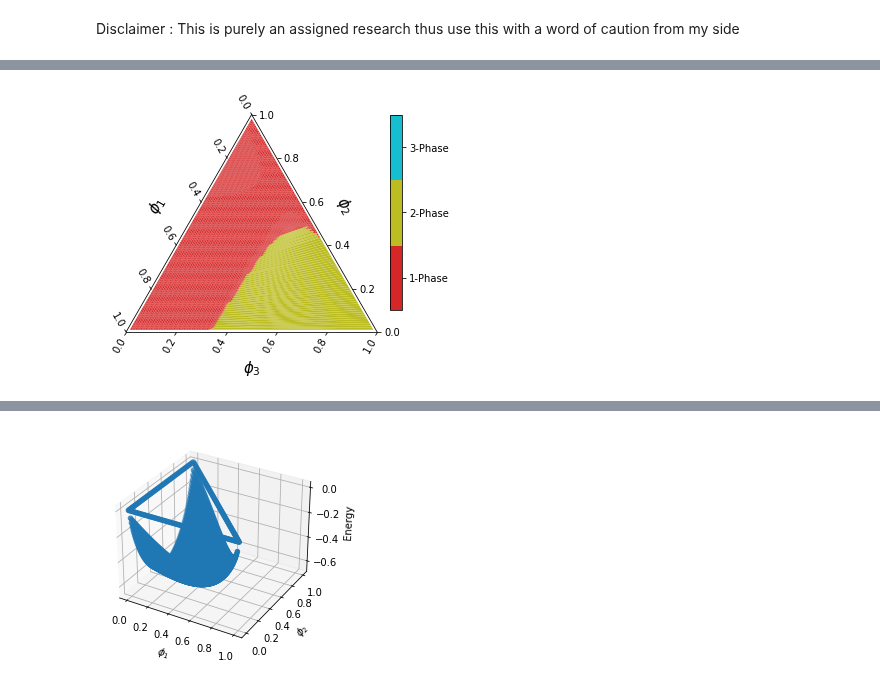
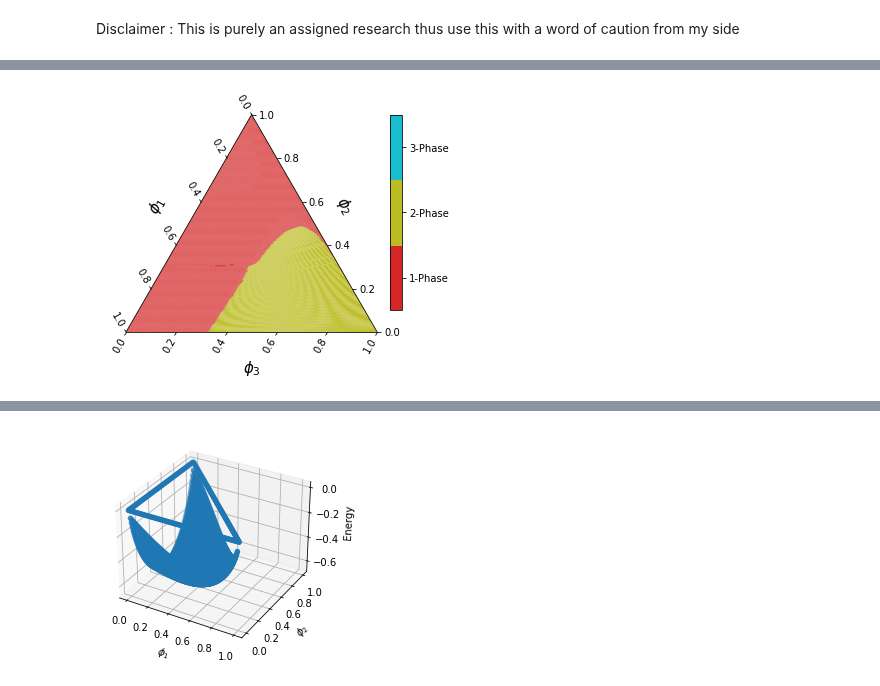
Before and after one commit to kiranvad/polyphase, a Jupyter notebook: notebooks/[ASR] Energy corrections.ipynb, the cells around one changed output, grey strips where cells are left out. Drawn from its saved outputs; the diff is of its cells as text; code cells hidden in the pictures.

```diff
--- a/notebooks/[ASR] Energy corrections.ipynb
+++ b/notebooks/[ASR] Energy corrections.ipynb
@@ -10,7 +80,7 @@ import matplotlib.pyplot as plt
 # %%
 M, chi = polyphase.get_sample_data(1)
 f = lambda x : polyphase.flory_huggins(x, M, chi)
-engine = polyphase.PHASE(f,100,len(M))
-engine.compute(correction=1,refine_simplices=True)
+engine = polyphase.PHASE(f,200,len(M))
+engine.compute(correction=3,refine_simplices=False,thresh_scale=10)
 engine.plot()
 # %% [output]
@@ -18 +88 @@ Computation took 5.28s
-[figure, old version]
+[figure, new version]
```
Also changed, not shown: parts of 7 cells of this notebook, 5 other files.
